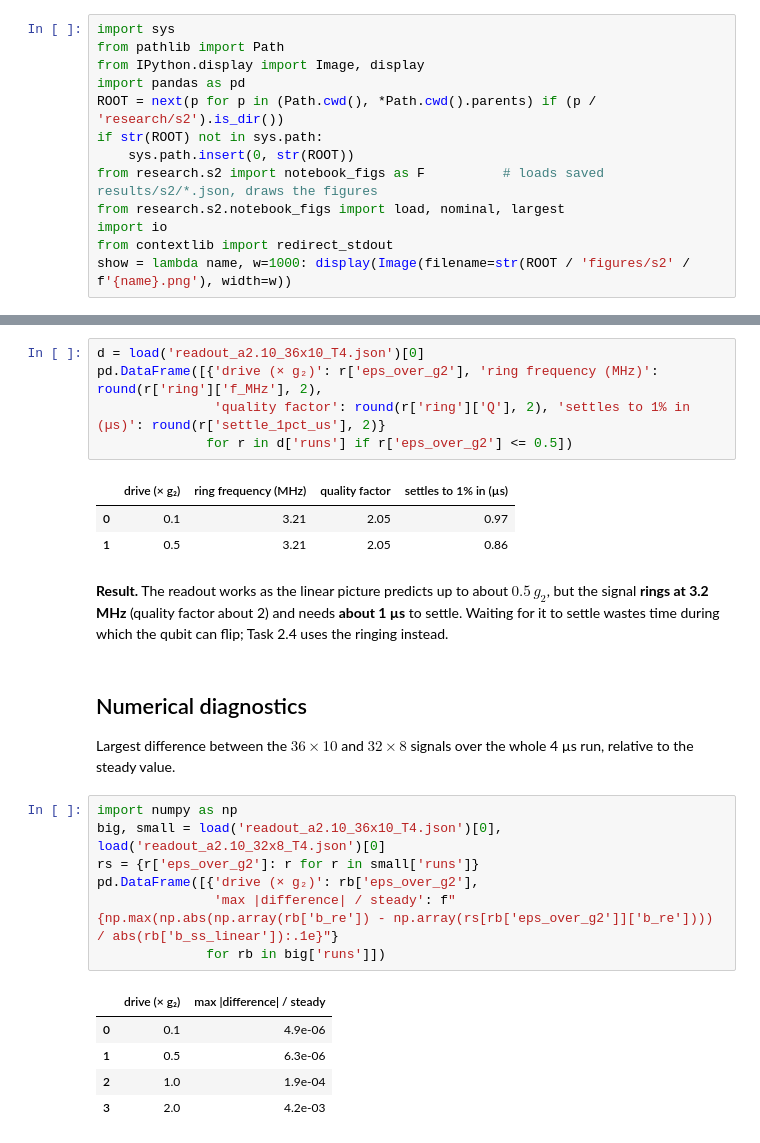
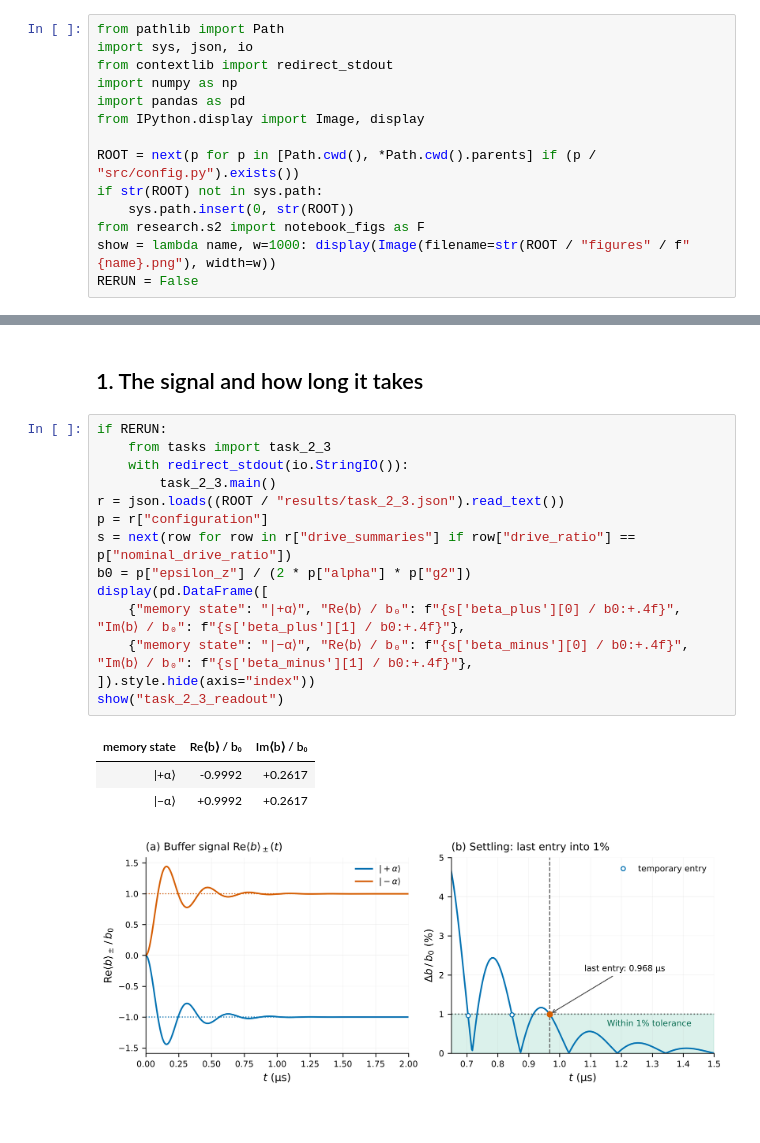
Before and after one commit to pkarakala/duquantum-cat-qubit, a Jupyter notebook: notebooks/08_task_2_3_readout.ipynb, the cells around one changed output, grey strips where cells are left out. Saved outputs shown, nothing was run; the diff lists cells and outputs as text.

```diff
--- a/notebooks/08_task_2_3_readout.ipynb
+++ b/notebooks/08_task_2_3_readout.ipynb
@@ -7,13 +11,14 @@
 # %%
-import sys
 from pathlib import Path
+import sys, json, io
+from contextlib import redirect_stdout
+import numpy as np
+import pandas as pd
 from IPython.display import Image, display
-import pandas as pd
-ROOT = next(p for p in (Path.cwd(), *Path.cwd().parents) if (p / 'research/s2').is_dir())
+
+ROOT = next(p for p in [Path.cwd(), *Path.cwd().parents] if (p / "src/config.py").exists())
 if str(ROOT) not in sys.path:
     sys.path.insert(0, str(ROOT))
-from research.s2 import notebook_figs as F          # loads saved results/s2/*.json, draws the figures
-from research.s2.notebook_figs import load, nominal, largest
-import io
-from contextlib import redirect_stdout
-show = lambda name, w=1000: display(Image(filename=str(ROOT / 'figures/s2' / f'{name}.png'), width=w))
+from research.s2 import notebook_figs as F
+show = lambda name, w=1000: display(Image(filename=str(ROOT / "figures" / f"{name}.png"), width=w))
+RERUN = False
@@ -29,28 +25,21 @@ show('task_2_3_readout')
-# %%
-d = load('readout_a2.10_36x10_T4.json')[0]
-pd.DataFrame([{'drive (× g₂)': r['eps_over_g2'], 'ring frequency (MHz)': round(r['ring']['f_MHz'], 2),
-               'quality factor': round(r['ring']['Q'], 2), 'settles to 1% in (µs)': round(r['settle_1pct_us'], 2)}
-              for r in d['runs'] if r['eps_over_g2'] <= 0.5])
-# %% [output]
-|  | drive (× g₂) | ring frequency (MHz) | quality factor | settles to 1% in (µs) |
-| 0 | 0.1 | 3.21 | 2.05 | 0.97 |
-| 1 | 0.5 | 3.21 | 2.05 | 0.86 |
-# %% [markdown]
-**Result.** The readout works as the linear picture predicts up to about $0.5\,g_2$, but the signal **rings at 3.2 MHz** (quality factor about 2) and needs **about 1 µs** to settle. Waiting for it to settle wastes time during which the qubit can flip; Task 2.4 uses the ringing instead.
-# %% [markdown]
-## Numerical diagnostics
-
-Largest difference between the $36\times10$ and $32\times8$ signals over the whole 4 µs run, relative to the steady value.
-# %%
-import numpy as np
-big, small = load('readout_a2.10_36x10_T4.json')[0], load('readout_a2.10_32x8_T4.json')[0]
-rs = {r['eps_over_g2']: r for r in small['runs']}
-pd.DataFrame([{'drive (× g₂)': rb['eps_over_g2'],
-               'max |difference| / steady': f"{np.max(np.abs(np.array(rb['b_re']) - np.array(rs[rb['eps_over_g2']]['b_re']))) / abs(rb['b_ss_linear']):.1e}"}
-              for rb in big['runs']])
-# %% [output]
-|  | drive (× g₂) | max |difference| / steady |
-| 0 | 0.1 | 4.9e-06 |
-| 1 | 0.5 | 6.3e-06 |
-| 2 | 1.0 | 1.9e-04 |
-| 3 | 2.0 | 4.2e-03 |
+# %% [markdown]
+## 1. The signal and how long it takes
+# %%
+if RERUN:
+    from tasks import task_2_3
+    with redirect_stdout(io.StringIO()):
+        task_2_3.main()
+r = json.loads((ROOT / "results/task_2_3.json").read_text())
+p = r["configuration"]
+s = next(row for row in r["drive_summaries"] if row["drive_ratio"] == p["nominal_drive_ratio"])
+b0 = p["epsilon_z"] / (2 * p["alpha"] * p["g2"])
+display(pd.DataFrame([
+    {"memory state": "|+α⟩", "Re⟨b⟩ / b₀": f"{s['beta_plus'][0] / b0:+.4f}", "Im⟨b⟩ / b₀": f"{s['beta_plus'][1] / b0:+.4f}"},
+    {"memory state": "|−α⟩", "Re⟨b⟩ / b₀": f"{s['beta_minus'][0] / b0:+.4f}", "Im⟨b⟩ / b₀": f"{s['beta_minus'][1] / b0:+.4f}"},
+]).style.hide(axis="index"))
+show("task_2_3_readout")
+# %% [output]
+| memory state | Re⟨b⟩ / b₀ | Im⟨b⟩ / b₀ |
+| |+α⟩ | -0.9992 | +0.2617 |
+| |−α⟩ | +0.9992 | +0.2617 |
+[figure, added]
```
Also changed, not shown: parts of 15 cells of this notebook, 15 other files.
